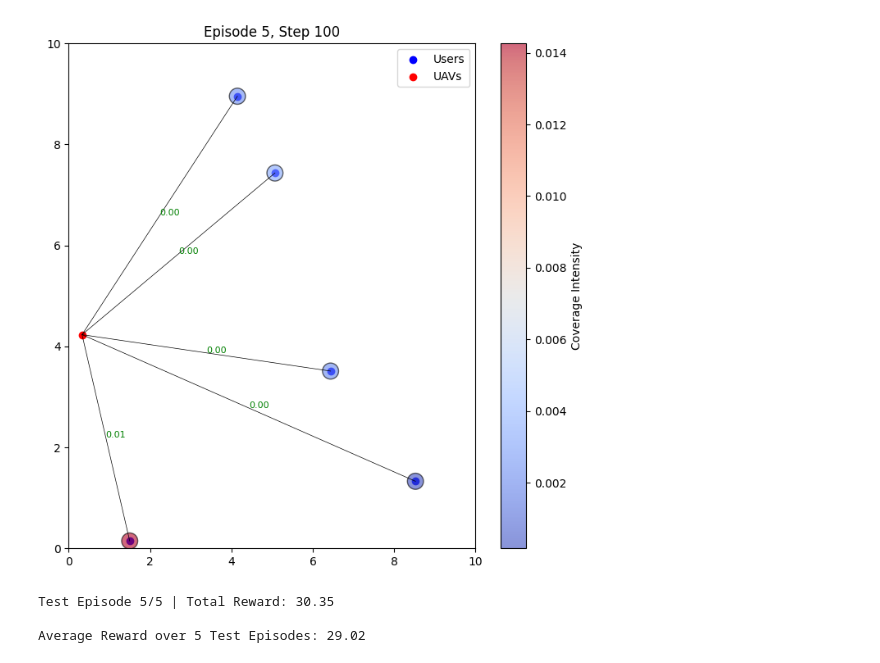
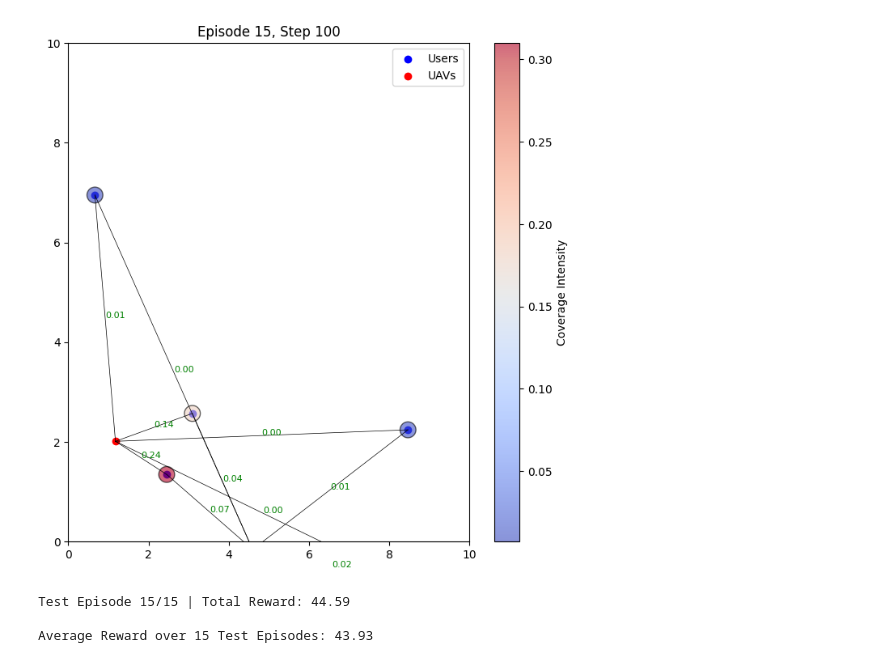
Before and after one commit to DeluxeViper/RL_UAV_Coverage_Optimization, a Jupyter notebook: ECE1508_UAV_DQN.ipynb, the cells around one changed output. Saved outputs shown, nothing was run; the diff lists cells and outputs as text; code cells hidden in the pictures.

Commit message:
feat: added init for UAVs in centroids of users

```diff
--- a/ECE1508_UAV_DQN.ipynb
+++ b/ECE1508_UAV_DQN.ipynb
@@ -116,10 +104,14 @@ class UAVClusterEnv(gym.Env):
 
     def reset(self):
         self.users = np.random.rand(self.num_users, 2) * self.area_size
-        self.uavs = np.random.rand(self.num_uavs, 2) * self.area_size
-        self.velocities = np.random.uniform(-1, 1, (self.num_users, 2))  # Random velocities for users
-        self.current_step = 0  # Reset step counter
 
+        # Use K-means to find clusters among the users
+        kmeans = KMeans(n_clusters=self.num_uavs, n_init=10)
+        kmeans.fit(self.users)
+        self.uavs = kmeans.cluster_centers_  # Initialize UAVs at the centroids of the clusters
+
+        self.velocities = np.random.uniform(-1, 1, (self.num_users, 2))
+        self.current_step = 0
         return self._get_state()
 
     def step(self, action):
@@ -181,6 +173,7 @@ class UAVClusterEnv(gym.Env):
         pass
 # %%
 def train_dqn_agent(env, agent, n_episodes=500, max_steps_per_episode=100, stop_loss_threshold=0.01, patience=10):
+    save_path = f"dqn_weights_users{env.num_users}_uavs{env.num_uavs}_area{env.area_size}.pth"
     losses = []
     rewards = []
     stop_loss_counter = 0
@@ -229,6 +222,10 @@ def train_dqn_agent(env, agent, n_episodes=500, max_steps_per_episode=100, stop_
         else:
             stop_loss_counter = 0  # Reset counter if loss increases
 
+    # Save the model weights after training
+    torch.save(agent.model.state_dict(), save_path)
+    print(f"Model weights saved to {save_path}")
+
     # Plotting the losses
     plt.figure(figsize=(10, 5))
     plt.plot(losses, label="Loss")
@@ -243,7 +240,7 @@ def train_dqn_agent(env, agent, n_episodes=500, max_steps_per_episode=100, stop_
 # Create the environment and DQN agent
 device = torch.device("cuda" if torch.cuda.is_available() else "cpu")
 #     def __init__(self, num_users=10, num_uavs=3, area_size=100, max_steps=200):
-env = UAVClusterEnv(num_users=5, num_uavs=1, area_size=10)
+env = UAVClusterEnv(num_users=10, num_uavs=2, area_size=10)
 state_size = np.prod(env.observation_space.shape)
 action_size = env.action_space.n
 # action_size = 4 ** env.n_uavs  # 4 possible actions per UAV
@@ -363,9 +318,9 @@ def test_dqn_agent(env, agent, n_episodes=5, max_steps_per_episode=100):
 
     return total_rewards
 # %%
-test_rewards = test_dqn_agent(env, agent, n_episodes=5, max_steps_per_episode=100)
+test_rewards = test_dqn_agent(env, agent, n_episodes=15, max_steps_per_episode=100)
 # %% [output]
-[figure, old version]
+[figure, new version]
-Test Episode 5/5 | Total Reward: 30.35
+Test Episode 15/15 | Total Reward: 44.59
 
-Average Reward over 5 Test Episodes: 29.02
+Average Reward over 15 Test Episodes: 43.93
```
Also changed, not shown: parts of 3 cells of this notebook.
